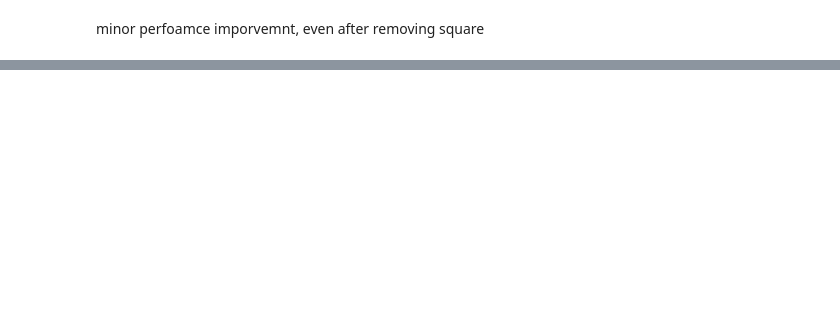
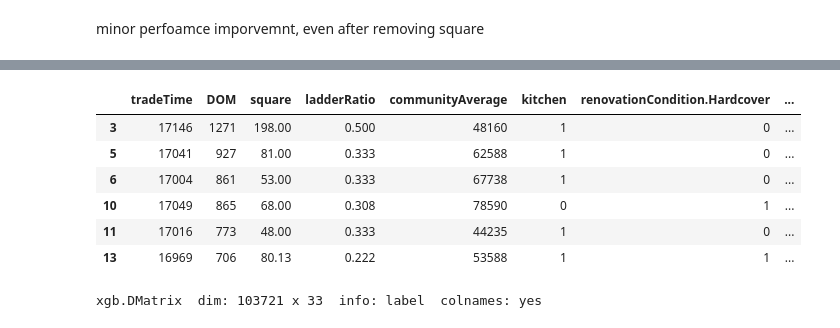
Before and after one commit to ICECSP-Project/prediction-modelling, a Jupyter notebook: Model.ipynb, the cells around one changed output, grey strips where cells are left out. Cells and saved outputs as stored; diff of their text form; code cells hidden in the pictures; blank space fills up the shorter version.

```diff
--- a/Model.ipynb
+++ b/Model.ipynb
@@ -496,0 +545,11 @@ minor perfoamce imporvemnt, even after removing square
+# %%
+X_train = data.matrix(training[,-34])
+y_train = training[,34]
+
+X_test = data.matrix(testing[,-34])
+y_test = testing[,34]
+
+print("Training variables")
+dim(X_train); length(y_train)
+print("Testing variables")
+dim(X_test); length(y_test)
@@ -496,0 +563,10 @@ minor perfoamce imporvemnt, even after removing square
+# %%
+head(X_test)
+# %% [output]
+|  | tradeTime | DOM | square | ladderRatio | communityAverage | kitchen | renovationCondition.Hardcover | ... |
+| 3 | 17146 | 1271 | 198.00 | 0.500 | 48160 | 1 | 0 | ... |
+| 5 | 17041 | 927 | 81.00 | 0.333 | 62588 | 1 | 0 | ... |
+| 6 | 17004 | 861 | 53.00 | 0.333 | 67738 | 1 | 0 | ... |
+| 10 | 17049 | 865 | 68.00 | 0.308 | 78590 | 0 | 1 | ... |
+| 11 | 17016 | 773 | 48.00 | 0.333 | 44235 | 1 | 0 | ... |
+| 13 | 16969 | 706 | 80.13 | 0.222 | 53588 | 1 | 1 | ... |
@@ -496,0 +576,4 @@ minor perfoamce imporvemnt, even after removing square
+# %%
+xgb_test
+# %% [output]
+xgb.DMatrix  dim: 103721 x 33  info: label  colnames: yes
```
Also changed, not shown: parts of 57 cells of this notebook, 3 other files.
